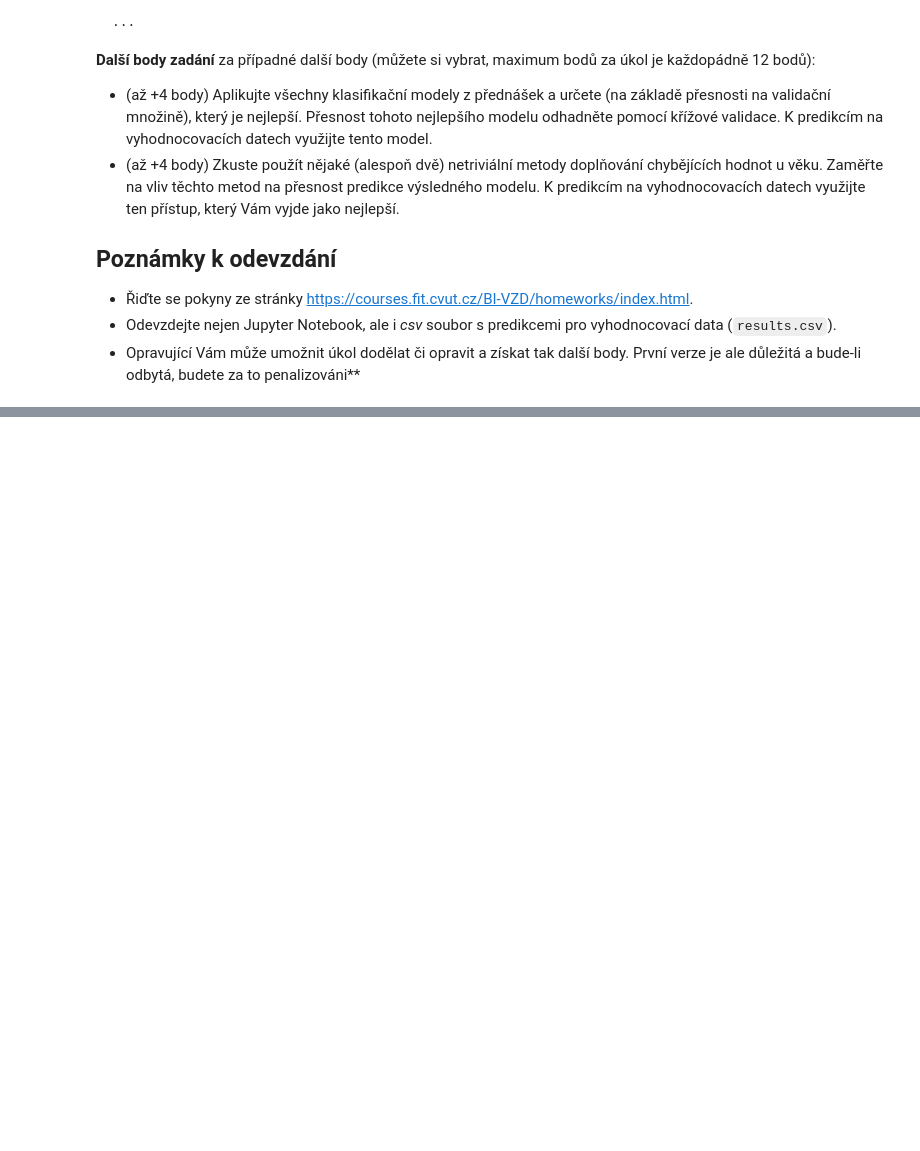
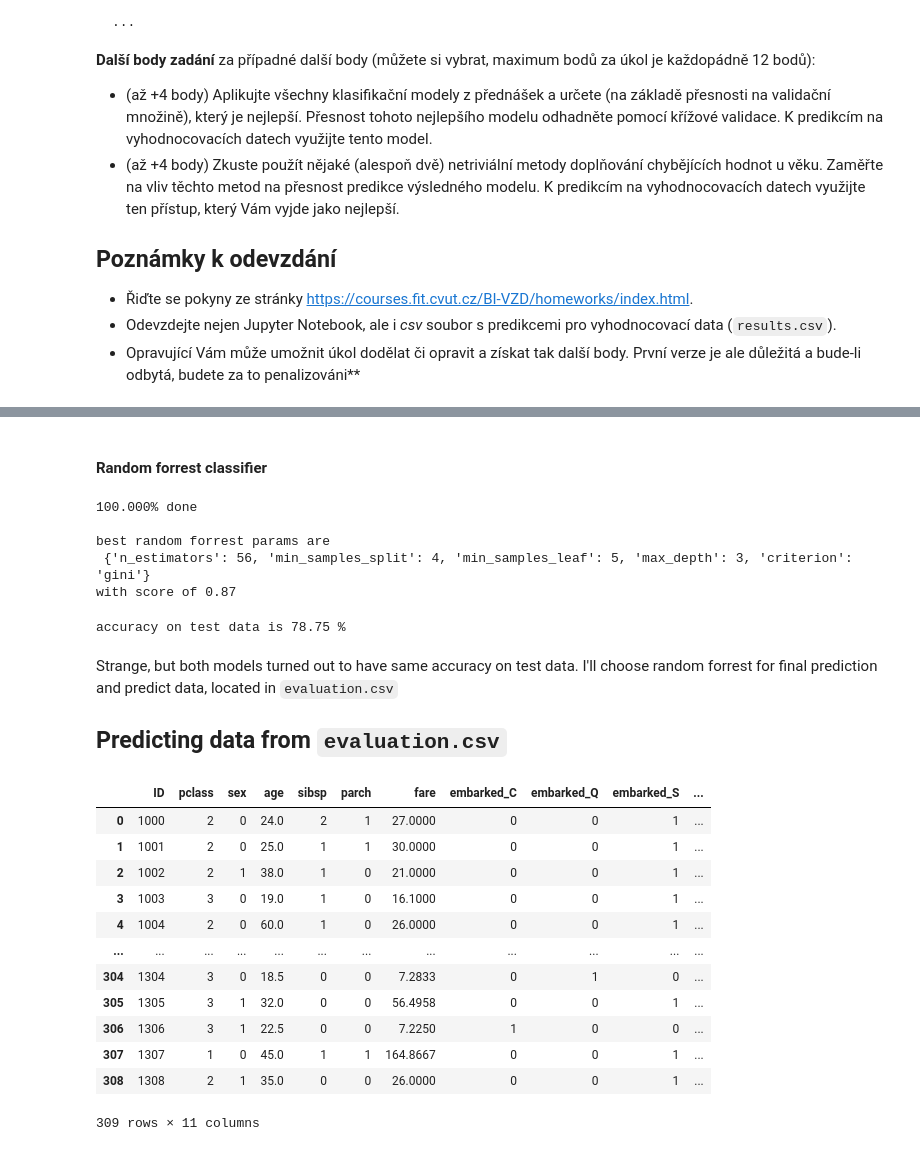
Before and after one commit to baturevychvitalii/data_science, a Jupyter notebook: 02/homework_02_B201.ipynb, the cells around one changed output, grey strips where cells are left out. Drawn from its saved outputs; the diff is of its cells as text; code cells hidden in the pictures; blank space fills up the shorter version.

```diff
--- a/02/homework_02_B201.ipynb
+++ b/02/homework_02_B201.ipynb
@@ -56,0 +307,3 @@ ID,survived
+# %%
+data['age'] = predict_ages(data)
+evaluation['age'] = predict_ages(evaluation)
@@ -56,0 +336,7 @@ ID,survived
+# %%
+Xtrain, Xrest, ytrain, yrest = train_test_split(
+    data.drop(columns=['survived','ID']), data['survived'], test_size=0.4
+)
+Xvalidate, Xtest, yvalidate, ytest = train_test_split(
+    Xrest, yrest, test_size = 0.4
+)
@@ -56,0 +373,57 @@ ID,survived
+# %% [markdown]
+#### Random forrest classifier
+# %%
+param_grid = {
+    'n_estimators': range(40, 110),
+    'max_depth': range(1,10),
+    'criterion': ['gini','entropy'],
+    'min_samples_leaf': range(1,10),
+    'min_samples_split': range(2, 6)
+}
+param_comb = ParameterGrid(param_grid)
+
+val_acc = []
+counter=0
+for params in param_comb:
+    rf = RandomForestClassifier(**params)
+    rf.fit(Xtrain, ytrain)
+    val_acc.append(rf.score(Xvalidate, yvalidate))
+    counter+=1
+    sys.stdout.write('\r{:.3f}% done'.format(counter/len(param_comb)*100))
+
+print('\n')
+best_random_forrest_params = param_comb[np.argmax(val_acc)]
+print('best random forrest params are\n', best_random_forrest_params, '\nwith score of {:.2f}'.format(val_acc[np.argmax(val_acc)]))
+# %% [output]
+100.000% done
+
+best random forrest params are
+ {'n_estimators': 56, 'min_samples_split': 4, 'min_samples_leaf': 5, 'max_depth': 3, 'criterion': 'gini'}
+with score of 0.87
+# %%
+best_random_forrest = RandomForestClassifier(**best_random_forrest_params)
+best_random_forrest.fit(Xtrain,ytrain)
+print('accuracy on test data is', best_random_forrest.score(Xtest,ytest) * 100,'%')
+# %% [output]
+accuracy on test data is 78.75 %
+# %% [markdown]
+Strange, but both models turned out to have same accuracy on test data. I'll choose random forrest for final prediction and predict data, located in `evaluation.csv`
+## Predicting data from `evaluation.csv`
+# %%
+evaluation['survived']=best_random_forrest.predict(evaluation.drop(columns=['ID']))
+display(evaluation)
+evaluation[['ID','survived']].to_csv('results.csv', index=False)
+# %% [output]
+|  | ID | pclass | sex | age | sibsp | parch | fare | embarked_C | embarked_Q | embarked_S | ... |
+| 0 | 1000 | 2 | 0 | 24.0 | 2 | 1 | 27.0000 | 0 | 0 | 1 | ... |
+| 1 | 1001 | 2 | 0 | 25.0 | 1 | 1 | 30.0000 | 0 | 0 | 1 | ... |
+| 2 | 1002 | 2 | 1 | 38.0 | 1 | 0 | 21.0000 | 0 | 0 | 1 | ... |
+| 3 | 1003 | 3 | 0 | 19.0 | 1 | 0 | 16.1000 | 0 | 0 | 1 | ... |
+| 4 | 1004 | 2 | 0 | 60.0 | 1 | 0 | 26.0000 | 0 | 0 | 1 | ... |
+| ... | ... | ... | ... | ... | ... | ... | ... | ... | ... | ... | ... |
+| 304 | 1304 | 3 | 0 | 18.5 | 0 | 0 | 7.2833 | 0 | 1 | 0 | ... |
+| 305 | 1305 | 3 | 1 | 32.0 | 0 | 0 | 56.4958 | 0 | 0 | 1 | ... |
+| 306 | 1306 | 3 | 1 | 22.5 | 0 | 0 | 7.2250 | 1 | 0 | 0 | ... |
+| 307 | 1307 | 1 | 0 | 45.0 | 1 | 1 | 164.8667 | 0 | 0 | 1 | ... |
+| 308 | 1308 | 2 | 1 | 35.0 | 0 | 0 | 26.0000 | 0 | 0 | 1 | ... |
+309 rows × 11 columns
```
Also changed, not shown: parts of 29 cells of this notebook, 3 other files.
